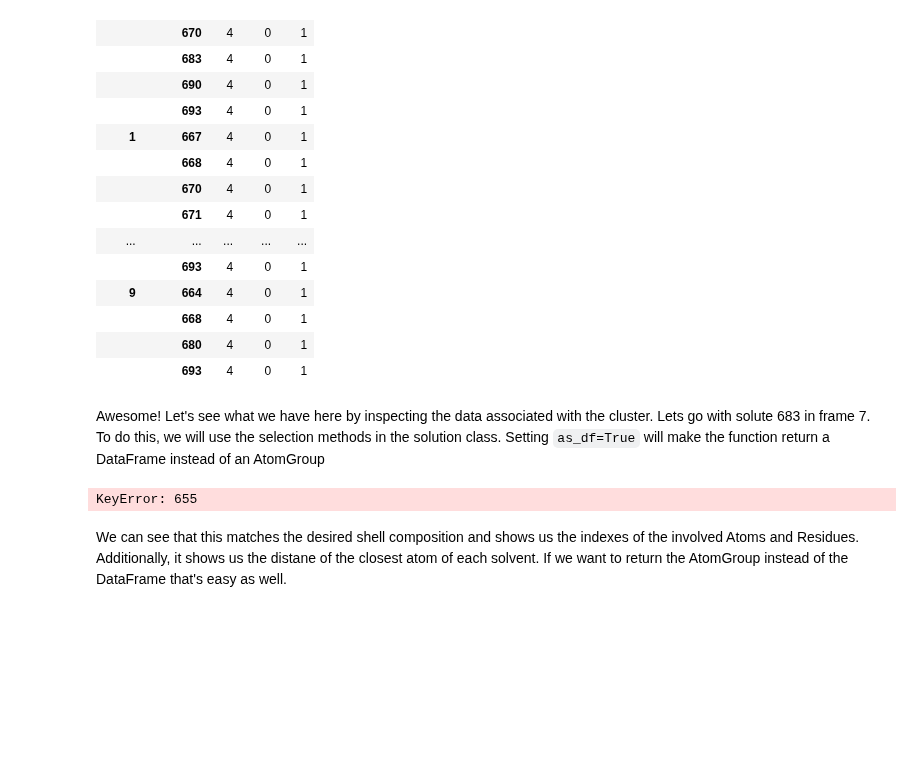
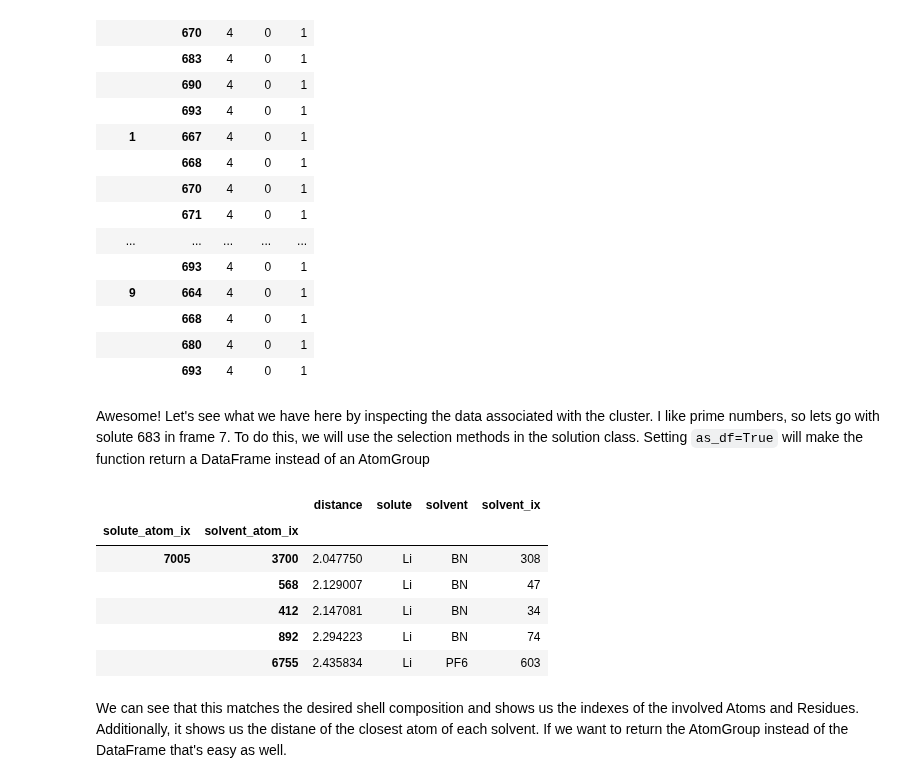
Before and after one commit to MDAnalysis/solvation-analysis, a Jupyter notebook: tutorials/basics_tutorial.ipynb, the cells around one changed output. Cells and saved outputs as stored; diff of their text form; code cells hidden in the pictures; blank space fills up the shorter version.

Commit message:
fix bug in solute and update basics tutorial

```diff
--- a/tutorials/basics_tutorial.ipynb
+++ b/tutorials/basics_tutorial.ipynb
@@ -230,12 +230,18 @@ solution.speciation.find_shells({'BN': 4, 'FEC': 0, 'PF6': 1})
 |  | 680 | 4 | 0 | 1 |
 |  | 693 | 4 | 0 | 1 |
 # %% [markdown]
-Awesome! Let's see what we have here by inspecting the data associated with the cluster. Lets go with solute 683 in frame 7. To do this, we will use the selection methods in the solution class. Setting `as_df=True` will make the function return a DataFrame instead of an AtomGroup
+Awesome! Let's see what we have here by inspecting the data associated with the cluster. I like prime numbers, so lets go with solute 683 in frame 7. To do this, we will use the selection methods in the solution class. Setting `as_df=True` will make the function return a DataFrame instead of an AtomGroup
 # %%
 # get the shell DataFrame
-solution.solvation_shell(655, 0, as_df=True)
+solution.solvation_shell(683, 7, as_df=True)
 # %% [output]
-KeyError: 655
+|  |  | distance | solute | solvent | solvent_ix |
+| solute_atom_ix | solvent_atom_ix |  |  |  |  |
+| 7005 | 3700 | 2.047750 | Li | BN | 308 |
+|  | 568 | 2.129007 | Li | BN | 47 |
+|  | 412 | 2.147081 | Li | BN | 34 |
+|  | 892 | 2.294223 | Li | BN | 74 |
+|  | 6755 | 2.435834 | Li | PF6 | 603 |
 # %% [markdown]
 We can see that this matches the desired shell composition and shows us the indexes of the involved Atoms and Residues. Additionally, it shows us the distane of the closest atom of each solvent. If we want to return the AtomGroup instead of the DataFrame that's easy as well.
 # %%
```
Also changed, not shown: parts of 3 cells of this notebook, 1 other file.
